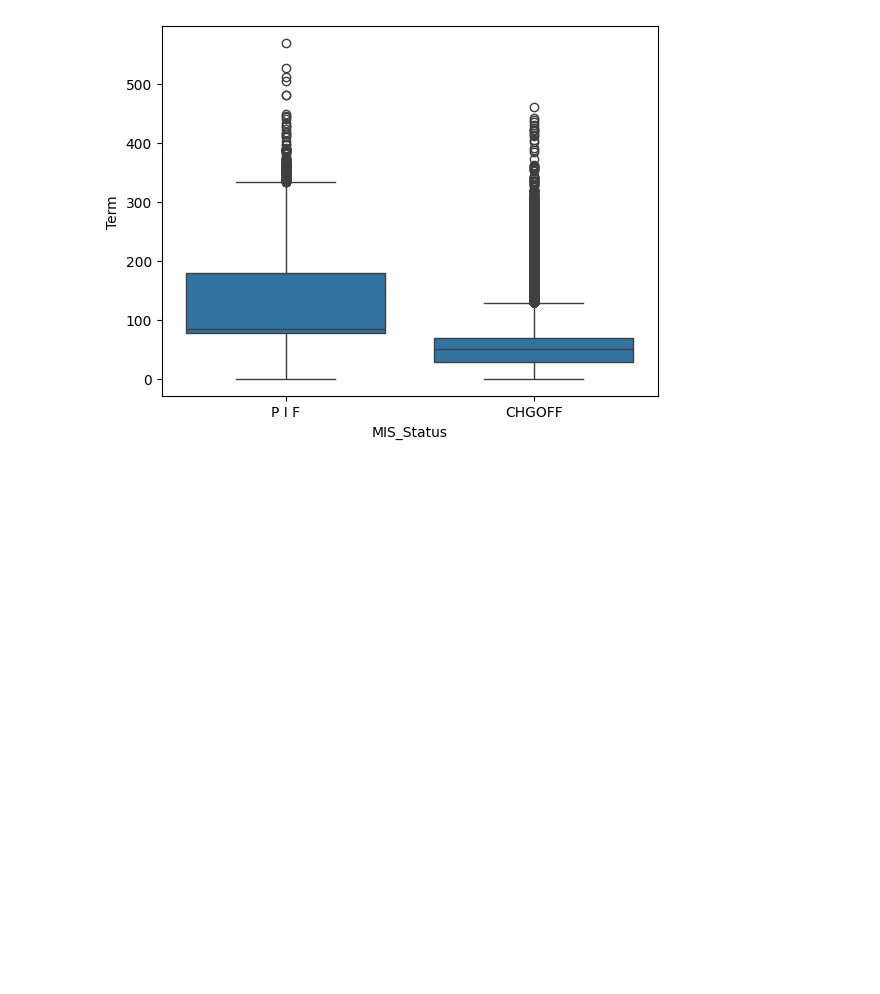
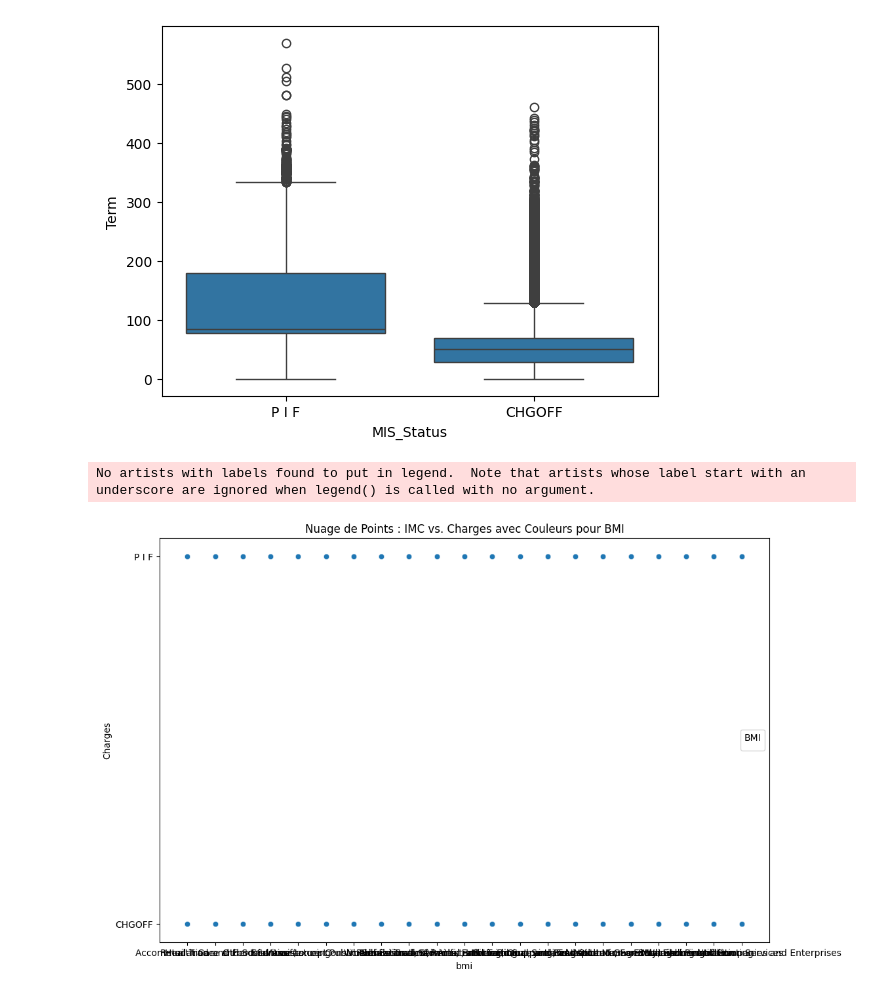
Before and after one commit to ElieLECAS/US_SBA, a Jupyter notebook: EDA/EDA_bivarie.ipynb, the cells around one changed output. Drawn from its saved outputs; the diff is of its cells as text; code cells hidden in the pictures; blank space fills up the shorter version.

```diff
--- a/EDA/EDA_bivarie.ipynb
+++ b/EDA/EDA_bivarie.ipynb
@@ -141,3 +141,20 @@ sns.boxplot(x='MIS_Status', y='Term', data=df_EDA)
 # %% [output]
 <Axes: xlabel='MIS_Status', ylabel='Term'>
 [figure]
+# %%
+plt.figure(figsize=(12, 8))
+scatter_plot = sns.scatterplot(x='NAICS_Category', y='MIS_Status', palette='viridis', data=df_EDA, sizes=(20, 200), alpha=0.7)
+
+# Ajout de titres
+plt.title('Nuage de Points : IMC vs. Charges avec Couleurs pour BMI')
+plt.xlabel('bmi')
+plt.ylabel('Charges')
+
+# Ajout d'une légende pour la taille des points (BMI)
+scatter_plot.legend(title='BMI')
+
+# Affichage du graphique
+plt.show()
+# %% [output]
+No artists with labels found to put in legend.  Note that artists whose label start with an underscore are ignored when legend() is called with no argument.
+[figure, added]
```
